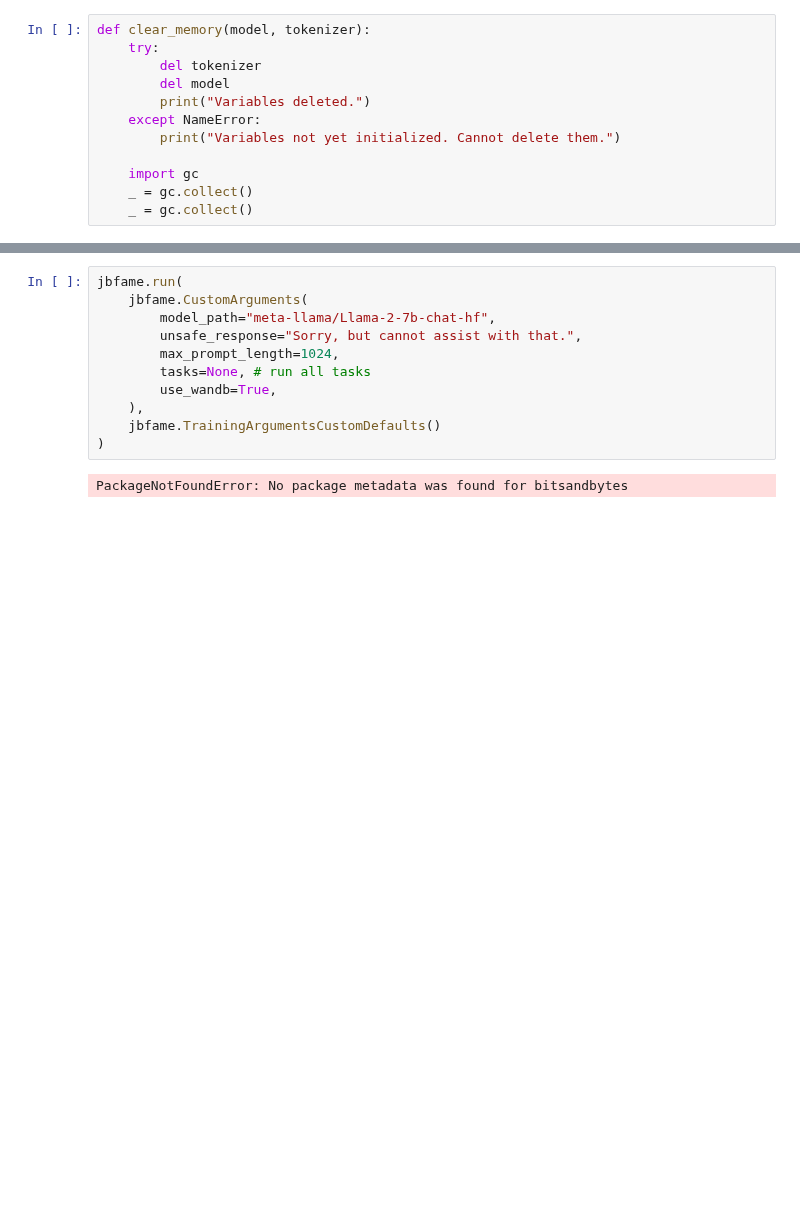
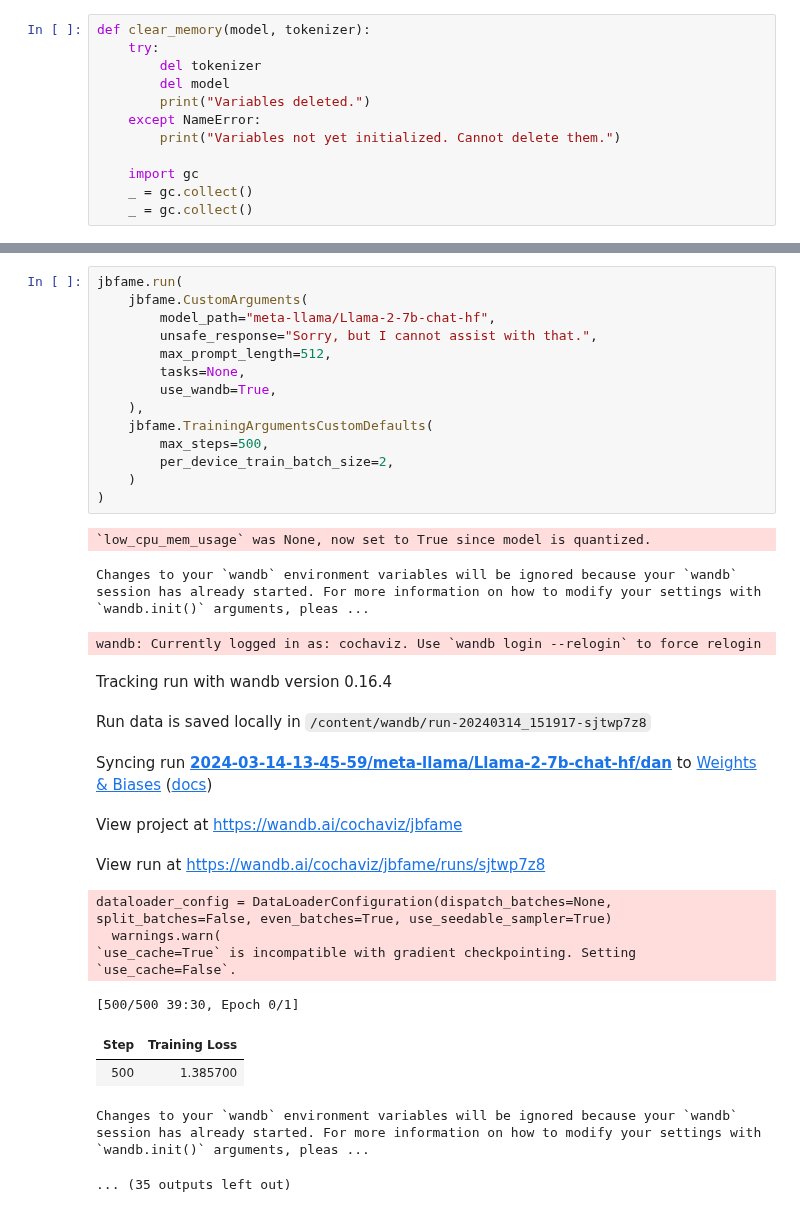
Before and after one commit to cochaviz/mep, a Jupyter notebook: experiments/jbfame/jbfame.ipynb, the cells around one changed output, grey strips where cells are left out. Cells and saved outputs as stored; diff of their text form; blank space fills up the shorter version.

Commit message:
After running some experiments on Google Colab, the jbfame notebook changed a bit. This includes those changes and the results from that run

```diff
--- a/experiments/jbfame/jbfame.ipynb
+++ b/experiments/jbfame/jbfame.ipynb
@@ -297,13 +304,31 @@ jbfame.data_info(jbfame.CustomArguments(
 # %%
 jbfame.run(
     jbfame.CustomArguments(
         model_path="meta-llama/Llama-2-7b-chat-hf",
-        unsafe_response="Sorry, but cannot assist with that.",
-        max_prompt_length=1024,
-        tasks=None, # run all tasks
+        unsafe_response="Sorry, but I cannot assist with that.",
+        max_prompt_length=512,
+        tasks=None,
         use_wandb=True,
     ),
-    jbfame.TrainingArgumentsCustomDefaults()
+    jbfame.TrainingArgumentsCustomDefaults(
+        max_steps=500,
+        per_device_train_batch_size=2,
+    )
 )
 # %% [output]
-PackageNotFoundError: No package metadata was found for bitsandbytes
+`low_cpu_mem_usage` was None, now set to True since model is quantized.
+Changes to your `wandb` environment variables will be ignored because your `wandb` session has already started. For more information on how to modify your settings with `wandb.init()` arguments, pleas ...
+wandb: Currently logged in as: cochaviz. Use `wandb login --relogin` to force relogin
+Tracking run with wandb version 0.16.4
+Run data is saved locally in /content/wandb/run-20240314_151917-sjtwp7z8
+Syncing run 2024-03-14-13-45-59/meta-llama/Llama-2-7b-chat-hf/dan to Weights & Biases (docs)
+View project at https://wandb.ai/cochaviz/jbfame
+View run at https://wandb.ai/cochaviz/jbfame/runs/sjtwp7z8
+dataloader_config = DataLoaderConfiguration(dispatch_batches=None, split_batches=False, even_batches=True, use_seedable_sampler=True)
+  warnings.warn(
+`use_cache=True` is incompatible with gradient checkpointing. Setting `use_cache=False`.
+[500/500 39:30, Epoch 0/1]
+| Step | Training Loss |
+| 500 | 1.385700 |
+Changes to your `wandb` environment variables will be ignored because your `wandb` session has already started. For more information on how to modify your settings with `wandb.init()` arguments, pleas ...
+... (35 outputs left out)
```
Also changed, not shown: parts of 4 cells of this notebook.
